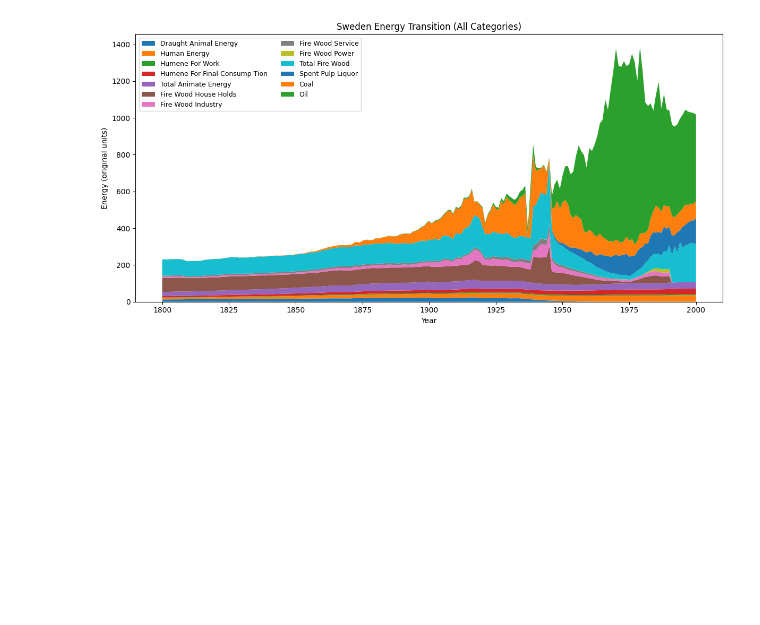
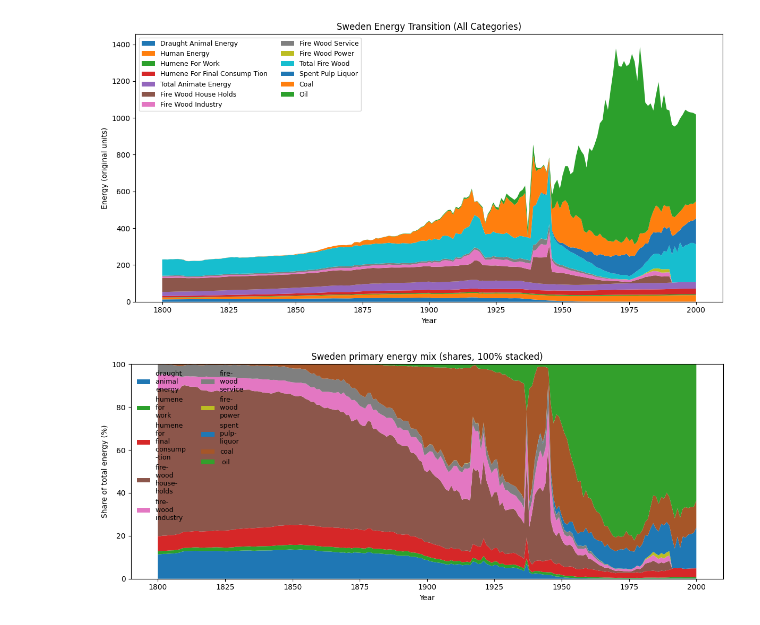
Before and after one commit to hgsl-general/2025_master_Tsuda, a Jupyter notebook: sotsuron/energy_transition_analysis/seden_energy_transition.ipynb, the cells around one changed output. Drawn from its saved outputs; the diff is of its cells as text; code cells hidden in the pictures; blank space fills up the shorter version.

```diff
--- a/sotsuron/energy_transition_analysis/seden_energy_transition.ipynb
+++ b/sotsuron/energy_transition_analysis/seden_energy_transition.ipynb
@@ -99,3 +99,101 @@ plt.tight_layout()
 plt.show()
 # %% [output]
 [figure]
+# %%
+import pandas as pd
+import numpy as np
+import matplotlib.pyplot as plt
+import re
+
+file_path = "sweden_energy_transition.csv"
+
+# ---- load (ヘッダはそのまま) ----
+df = pd.read_csv(file_path)
+year_col = df.columns[0]
+df[year_col] = pd.to_numeric(df[year_col], errors="coerce")
+for c in df.columns[1:]:
+    df[c] = pd.to_numeric(df[c], errors="coerce")
+df = df.dropna(subset=[year_col]).sort_values(year_col).reset_index(drop=True).fillna(0)
+
+# ---- 正規化ヘルパ（照合専用・列名は変更しない） ----
+def norm(s: str) -> str:
+    s = re.sub(r"\s+", " ", str(s).strip().lower())
+    s = s.replace("liqour", "liquor").replace("liquour", "liquor")  # スペル揺れ補正（照合のみ）
+    return s
+
+raw_cols = [c for c in df.columns if c != year_col]
+norm_map = {c: norm(c) for c in raw_cols}
+
+def find_col(*keywords):
+    """キーワード全部を含む列を返す（最初に見つかった1本）。"""
+    keys = [norm(k) for k in keywords]
+    for raw, nm in norm_map.items():
+        if all(k in nm for k in keys):
+            return raw
+    return None
+
+# ---- 二重計上を避ける“基礎系列”を自動特定 ----
+c_draught = find_col("draught", "animal", "energy")
+c_work    = find_col("hum", "work")                          # humene/human 両対応
+c_final   = find_col("hum", "final", "consump")              # consump tion / consumption 両対応
+c_fhh     = find_col("fire", "wood", "house")                # house holds 両対応
+c_find    = find_col("fire", "wood", "industry")
+c_fserv   = find_col("fire", "wood", "service")
+c_fpow    = find_col("fire", "wood", "power")
+c_spl     = find_col("spent", "pulp", "liquor")
+c_coal    = find_col("coal")
+c_oil     = find_col("oil")
+
+energy_cols = [c for c in [c_draught, c_work, c_final, c_fhh, c_find, c_fserv, c_fpow, c_spl, c_coal, c_oil] if c]
+
+# ---- 保険：もし上で1本も見つからなければ、合計列っぽいものを除いて全部使う ----
+if not energy_cols:
+    energy_cols = [c for c in raw_cols if not re.search(r"(?i)\btotal\b", c)]
+    # Human Energy / Total Animate Energy / Total Fire Wood を個別除外（あれば）
+    energy_cols = [c for c in energy_cols if norm_map[c] not in
+                   {norm("human energy"), norm("total animate energy"), norm("total fire wood")}]
+
+# ---- 100%化 ----
+Y = df[energy_cols]
+row_sum = Y.sum(axis=1).replace(0, np.nan)
+share = Y.div(row_sum, axis=0) * 100.0
+
+# ---- 配色（前回と同じ）を“カテゴリ→実際の列”に対応づけ ----
+base_colors = {
+    "draught": "#1f77b4",
+    "human work": "#2ca02c",
+    "human final": "#d62728",
+    "fire wood households": "#8c564b",
+    "fire wood industry": "#e377c2",
+    "fire wood service": "#7f7f7f",
+    "fire wood power": "#bcbd22",
+    "spent pulp liquor": "#1f78b4",
+    "coal": "#a65628",
+    "oil": "#33a02c",
+}
+col2color = {}
+if c_draught: col2color[c_draught] = base_colors["draught"]
+if c_work:    col2color[c_work]    = base_colors["human work"]
+if c_final:   col2color[c_final]   = base_colors["human final"]
+if c_fhh:     col2color[c_fhh]     = base_colors["fire wood households"]
+if c_find:    col2color[c_find]    = base_colors["fire wood industry"]
+if c_fserv:   col2color[c_fserv]   = base_colors["fire wood service"]
+if c_fpow:    col2color[c_fpow]    = base_colors["fire wood power"]
+if c_spl:     col2color[c_spl]     = base_colors["spent pulp liquor"]
+if c_coal:    col2color[c_coal]    = base_colors["coal"]
+if c_oil:     col2color[c_oil]     = base_colors["oil"]
+
+# 未指定の列（fallback）は灰色
+colors = [col2color.get(c, "#cccccc") for c in energy_cols]
+
+# ---- プロット ----
+plt.figure(figsize=(12, 5))
+plt.stackplot(df[year_col], *[share[c] for c in energy_cols],
+              labels=energy_cols, colors=colors)
+plt.xlabel("Year"); plt.ylabel("Share of total energy (%)")
+plt.title("Sweden primary energy mix (shares, 100% stacked)")
+plt.ylim(0, 100)
+plt.legend(loc="upper left", ncol=2, fontsize=9, frameon=False)
+plt.tight_layout(); plt.show()
+# %% [output]
+[figure, added]
```
